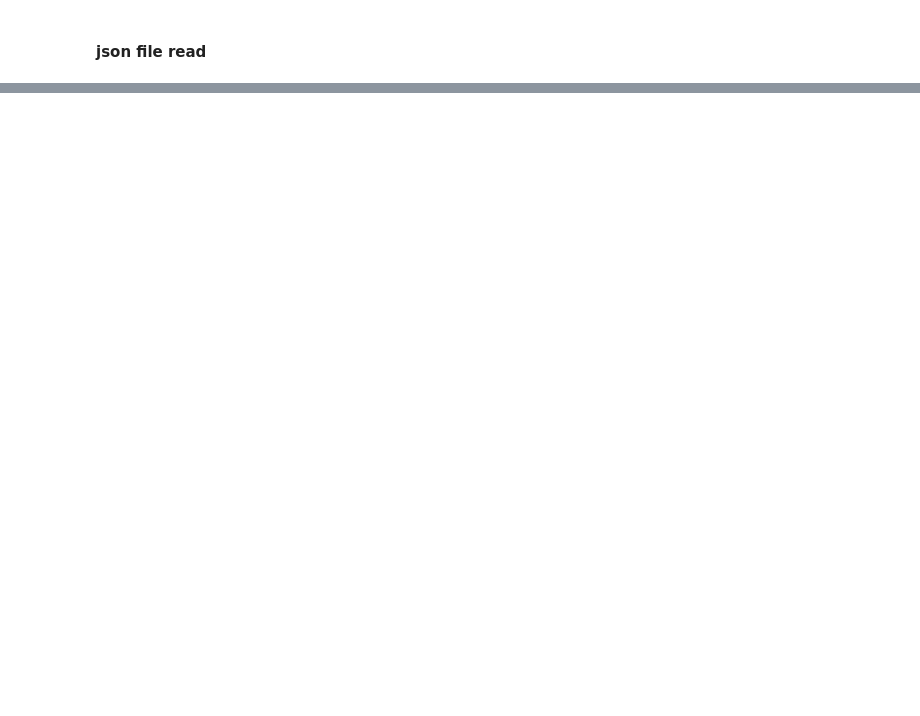
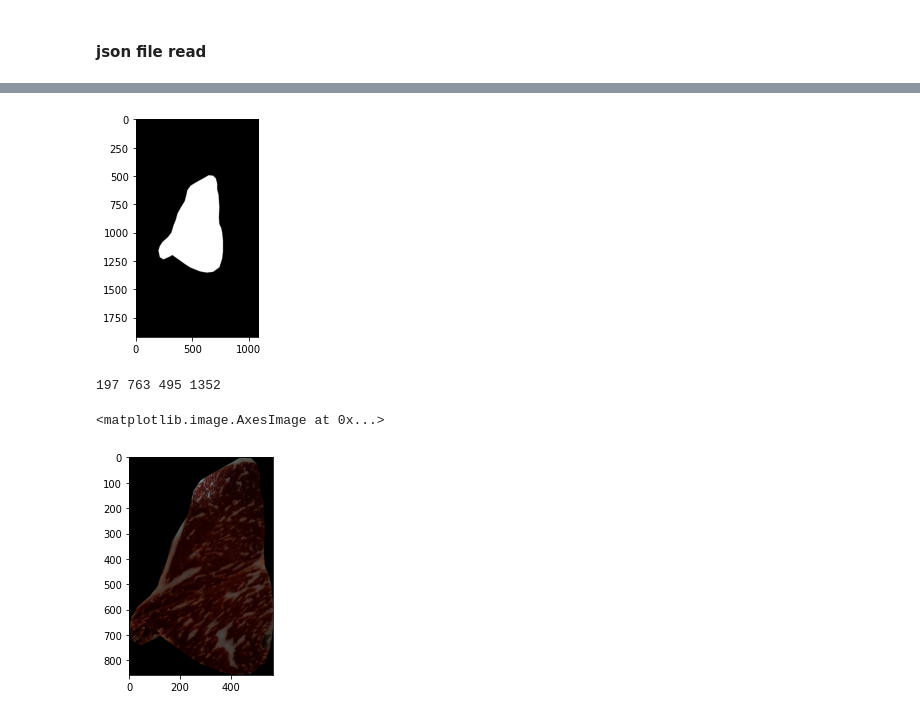
Before and after one commit to YJH-jm/DeepLearning, a Jupyter notebook: Image_segmentation.ipynb, the cells around one changed output, grey strips where cells are left out. Saved outputs shown, nothing was run; the diff lists cells and outputs as text; code cells hidden in the pictures; blank space fills up the shorter version.

```diff
--- a/Image_segmentation.ipynb
+++ b/Image_segmentation.ipynb
@@ -36,0 +10,13 @@ plt.imshow(masked)
+# %%
+# 경로 설정
+train_data_dir = "C:/Users/Playdata/Desktop/FinalProject/test/dataset/QC_IMAGE/Training"
+
+test_data_dir = "C:/Users/Playdata/Desktop/FinalProject/test/dataset/QC_IMAGE/Validation"
+categories = ['1++','1+','1','2','3']
+nb_class=len(categories) # 5
+# %%
+# 이미지 사이즈 지정
+image_w = 512
+image_h = 512
+
+pixels = image_w * image_h * 3
@@ -36,0 +60,46 @@ plt.imshow(masked)
+# %%
+# 본인 이미지 경로에 맞춰 확인!
+img = cv2.imread("C:/Users/Playdata/Desktop/FinalProject/test/dataset/QC_IMAGE/Training/Image_1++/QC_cow_segmentation_1++_000031.jpg", -1)
+with open("C:/Users/Playdata/Desktop/FinalProject/test/dataset/QC_IMAGE/Training/Label_1++/QC_cow_segmentation_1++_000031.json") as f:
+    json_data = json.load(f)
+    contour = json_data['label_info']['shapes'][0]['points']
+
+    min_x = 30000
+    min_y = 30000
+    max_x = -1
+    max_y = -1
+
+    for i in range(len(contour)):
+        contour[i][0] = int(contour[i][0])
+        contour[i][1] = int(contour[i][1])
+        if contour[i][0] > max_x:
+            max_x = contour[i][0]
+        if contour[i][0] < min_x:
+            min_x = contour[i][0]
+        if contour[i][1] > max_y:
+            max_y = contour[i][1]
+        if contour[i][1] < min_y:
+            min_y = contour[i][1]
+
+    img = img[:,:,::-1]
+    mask = np.zeros_like(img)
+
+    polygon = contour
+    polygon = np.array(polygon)
+
+    cv2.fillPoly(mask,[polygon],[255, 255, 255])
+    plt.imshow(mask)
+    plt.show()
+    masked = cv2.bitwise_and(img, mask)
+
+    print(min_x, max_x, min_y, max_y)
+    masked_crop = masked[min_y : max_y+1, min_x :max_x+1]
+
+
+plt.imshow(masked)
+plt.imshow(masked_crop)
+# %% [output]
+[figure, added]
+197 763 495 1352
+<matplotlib.image.AxesImage at 0x...>
+[figure, added]
```
Also changed, not shown: parts of 4 cells of this notebook.
